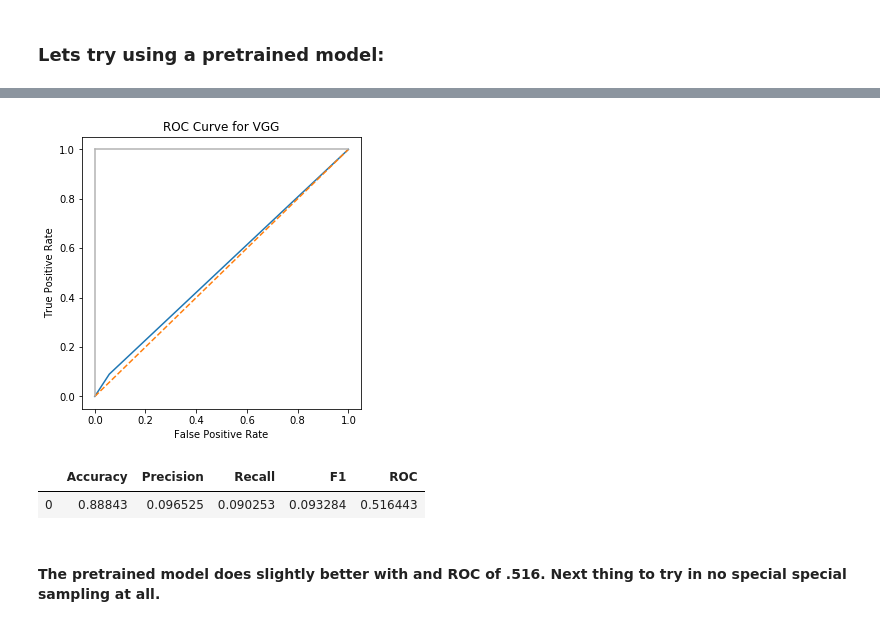
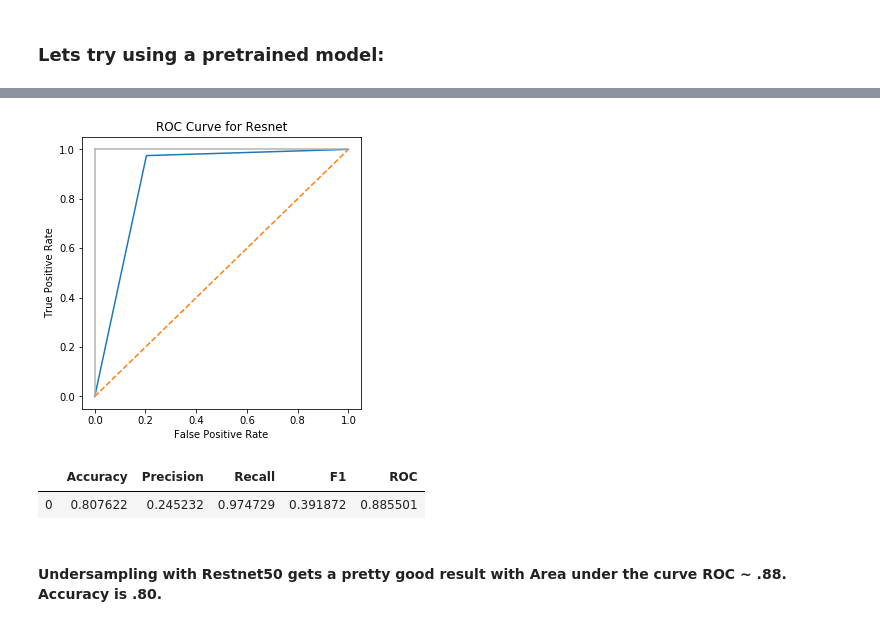
Before and after one commit to miamedra2/oilpalm_image_classification, a Jupyter notebook: OilPalmClassification_Undersampling.ipynb, the cells around one changed output, grey strips where cells are left out. Saved outputs shown, nothing was run; the diff lists cells and outputs as text; code cells hidden in the pictures.

```diff
--- a/OilPalmClassification.ipynb
+++ b/OilPalmClassification_Undersampling.ipynb
@@ -389,0 +364,2 @@ _________________________________________________________________
+# %%
+restnet = Model(restnet.input, output=output)
@@ -389,0 +389,15 @@ _________________________________________________________________
+# %%
+def getResNet():
+    model = Sequential()
+    model.add(restnet)
+    model.add(Dense(512, activation='relu', input_dim = (200, 200, 3)))
+    model.add(Dropout(0.3))
+    model.add(Dense(512, activation='relu'))
+    model.add(Dropout(0.3))
+    model.add(Dense(1, activation='sigmoid'))
+
+    model.compile(optimizer='Adam', loss='binary_crossentropy', metrics=['accuracy'])
+    return model
+# %%
+resnet = getResNet()
+resnet.summary()
@@ -389,0 +424,2 @@ _________________________________________________________________
+# %%
+history = resnet.fit(image_under_train, label_under_train, validation_data=(image_test, label_test), epochs=10, batch_size = 128)
@@ -390,8 +449,8 @@ _________________________________________________________________
 # %%
-GetMetrics(vgg, image_test, label_test, 'VGG')
+GetMetrics(resnet, image_test, label_test, 'Resnet')
 # %% [output]
-[figure, old version]
+[figure, new version]
 |  | Accuracy | Precision | Recall | F1 | ROC |
-| 0 | 0.88843 | 0.096525 | 0.090253 | 0.093284 | 0.516443 |
+| 0 | 0.807622 | 0.245232 | 0.974729 | 0.391872 | 0.885501 |
-# %% [markdown]
-#### The pretrained model does slightly better with and ROC of .516.  Next thing to try in no special special sampling at all.
+# %% [markdown]
+#### Undersampling with Restnet50 gets a pretty good result with Area under the curve ROC ~ .88.  Accuracy is .80.
```
Also changed, not shown: parts of 15 cells of this notebook.
